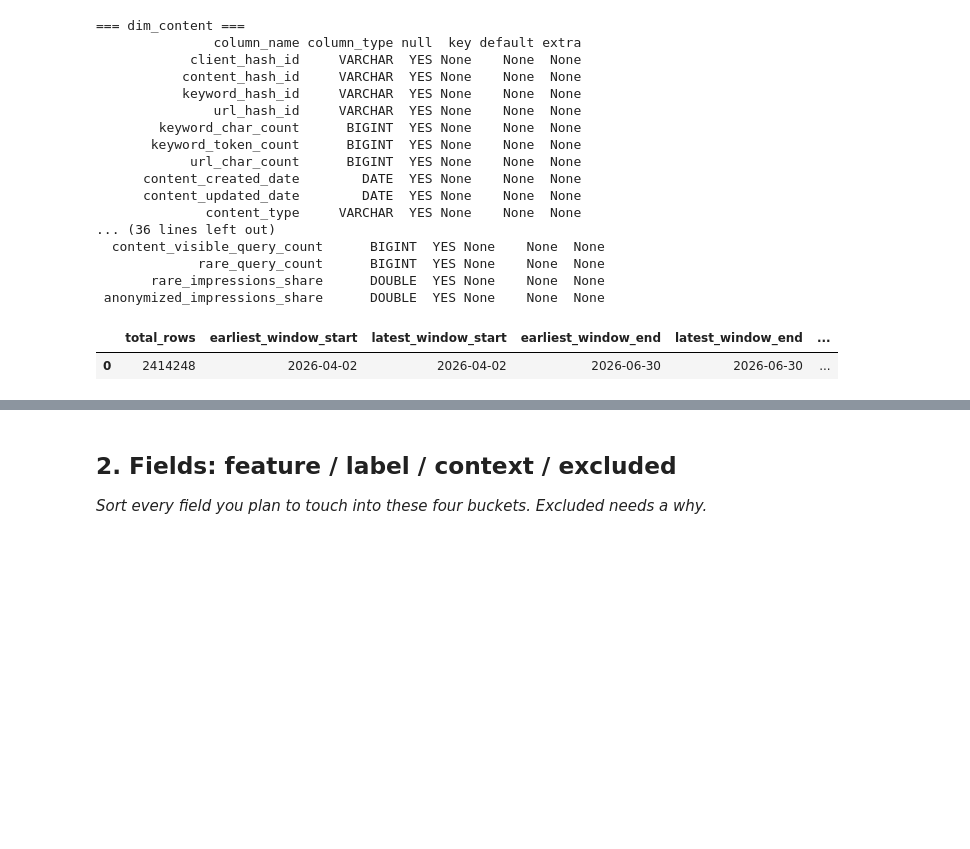
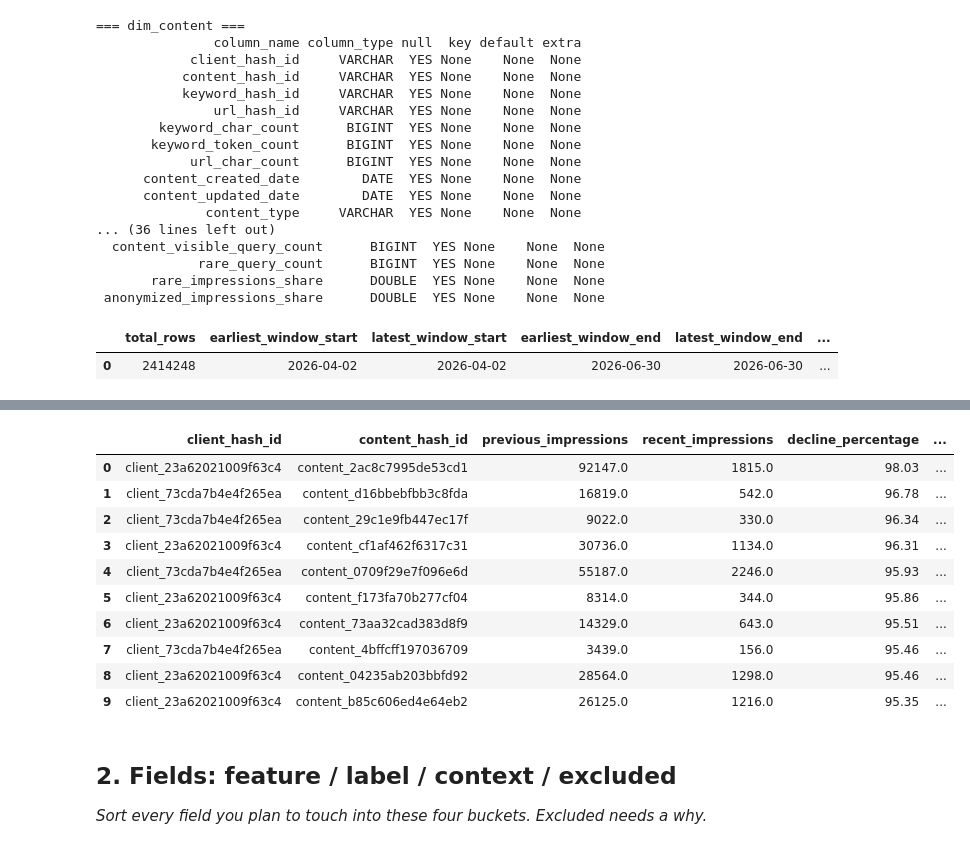
Before and after one commit to neelamobaid/flyrank-ml-internship, a Jupyter notebook: work/notebooks/w03_data_contract.ipynb, the cells around one changed output, grey strips where cells are left out. Drawn from its saved outputs; the diff is of its cells as text; code cells hidden in the pictures; blank space fills up the shorter version.

Commit message:
Add ML-04 data contract and verification

```diff
--- a/work/notebooks/w03_data_contract.ipynb
+++ b/work/notebooks/w03_data_contract.ipynb
@@ -258,3 +594,87 @@ con.execute(f"""
+# %%
+con.execute(f"""
+    WITH daily AS (
+        SELECT
+            client_hash_id,
+            content_hash_id,
+            report_date,
+            gsc_data_available,
+            gsc_impressions
+        FROM read_parquet([
+            '{warehouse}/fact_content_daily_performance/month=2026-01/*.parquet',
+            '{warehouse}/fact_content_daily_performance/month=2026-02/*.parquet',
+            '{warehouse}/fact_content_daily_performance/month=2026-03/*.parquet'
+        ])
+        WHERE report_date BETWEEN DATE '2026-01-30'
+                              AND DATE '2026-03-30'
+    ),
+    page_metrics AS (
+        SELECT
+            client_hash_id,
+            content_hash_id,
+            COUNT(*) FILTER (
+                WHERE report_date BETWEEN DATE '2026-01-30'
+                                      AND DATE '2026-02-28'
+                  AND gsc_data_available IS TRUE
+            ) AS previous_days,
+            COUNT(*) FILTER (
+                WHERE report_date BETWEEN DATE '2026-03-01'
+                                      AND DATE '2026-03-30'
+                  AND gsc_data_available IS TRUE
+            ) AS recent_days,
+            SUM(gsc_impressions) FILTER (
+                WHERE report_date BETWEEN DATE '2026-01-30'
+                                      AND DATE '2026-02-28'
+                  AND gsc_data_available IS TRUE
+            ) AS previous_impressions,
+            SUM(gsc_impressions) FILTER (
+                WHERE report_date BETWEEN DATE '2026-03-01'
+                                      AND DATE '2026-03-30'
+                  AND gsc_data_available IS TRUE
+            ) AS recent_impressions
+        FROM daily
+        GROUP BY client_hash_id, content_hash_id
+    ),
+    eligible AS (
+        SELECT *,
+            (previous_impressions - recent_impressions)
+                / previous_impressions AS decline_rate
+        FROM page_metrics
+        WHERE previous_days = 30
+          AND recent_days = 30
+          AND previous_impressions > 0
+    ),
+    thresholds AS (
+        SELECT *,
+            quantile_cont(previous_impressions, 0.75)
+                OVER (PARTITION BY client_hash_id) AS client_p75
+        FROM eligible
+    )
+    SELECT
+        client_hash_id,
+        content_hash_id,
+        previous_impressions,
+        recent_impressions,
+        ROUND(decline_rate * 100, 2) AS decline_percentage,
+        client_p75
+    FROM thresholds
+    WHERE decline_rate >= 0.30
+      AND previous_impressions >= client_p75
+    ORDER BY decline_rate DESC
+    LIMIT 10
+""").df()
+# %% [output]
+|  | client_hash_id | content_hash_id | previous_impressions | recent_impressions | decline_percentage | ... |
+| 0 | client_23a62021009f63c4 | content_2ac8c7995de53cd1 | 92147.0 | 1815.0 | 98.03 | ... |
+| 1 | client_73cda7b4e4f265ea | content_d16bbebfbb3c8fda | 16819.0 | 542.0 | 96.78 | ... |
+| 2 | client_73cda7b4e4f265ea | content_29c1e9fb447ec17f | 9022.0 | 330.0 | 96.34 | ... |
+| 3 | client_23a62021009f63c4 | content_cf1af462f6317c31 | 30736.0 | 1134.0 | 96.31 | ... |
+| 4 | client_73cda7b4e4f265ea | content_0709f29e7f096e6d | 55187.0 | 2246.0 | 95.93 | ... |
+| 5 | client_23a62021009f63c4 | content_f173fa70b277cf04 | 8314.0 | 344.0 | 95.86 | ... |
+| 6 | client_23a62021009f63c4 | content_73aa32cad383d8f9 | 14329.0 | 643.0 | 95.51 | ... |
+| 7 | client_73cda7b4e4f265ea | content_4bffcff197036709 | 3439.0 | 156.0 | 95.46 | ... |
+| 8 | client_23a62021009f63c4 | content_04235ab203bbfd92 | 28564.0 | 1298.0 | 95.46 | ... |
+| 9 | client_23a62021009f63c4 | content_b85c606ed4e64eb2 | 26125.0 | 1216.0 | 95.35 | ... |
 # %% [markdown]
 ## 2. Fields: feature / label / context / excluded
 
```
Also changed, not shown: parts of 21 cells of this notebook.
